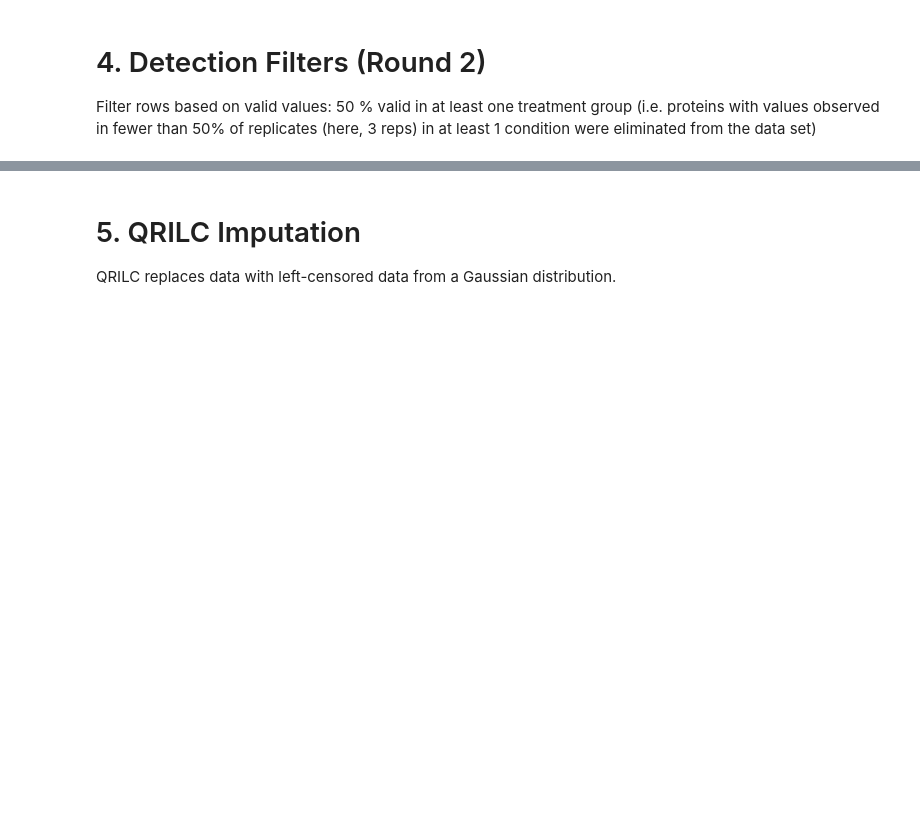
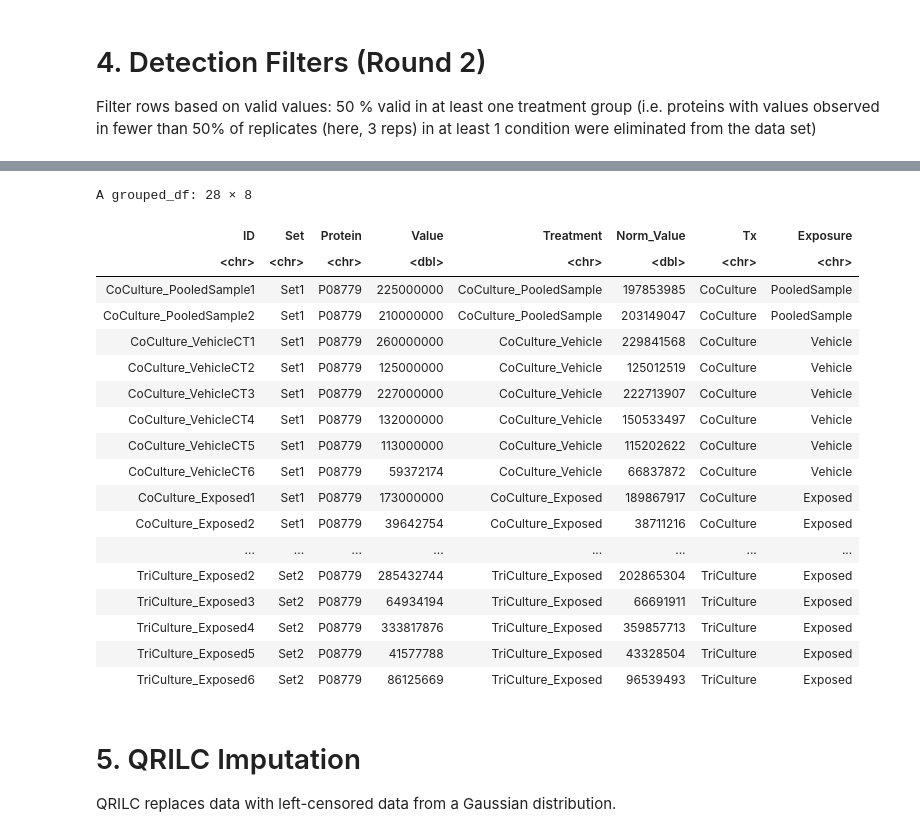
Before and after one commit to alexispayton/Wildfires-and-Extracellular-Vesicles-EVs-Woodsmoke-Alters-EV-Proteomic-Signatures-involved-in-Ext, a Jupyter notebook: 3. Proteomics Data Processing/Data Pre-processing.ipynb, the cells around one changed output, grey strips where cells are left out. Saved outputs shown, nothing was run; the diff lists cells and outputs as text; code cells hidden in the pictures; blank space fills up the shorter version.

```diff
--- a/3. Proteomics Data Processing/Data Pre-processing.ipynb
+++ b/3. Proteomics Data Processing/Data Pre-processing.ipynb
@@ -250,3 +237,26 @@ A grouped_df: 6 × 6
+# %%
+detection_filter_2_df %>%
+    filter(Protein == "P08779")
+# %% [output]
+A grouped_df: 28 × 8
+| ID | Set | Protein | Value | Treatment | Norm_Value | Tx | Exposure |
+| <chr> | <chr> | <chr> | <dbl> | <chr> | <dbl> | <chr> | <chr> |
+| CoCulture_PooledSample1 | Set1 | P08779 | 225000000 | CoCulture_PooledSample | 197853985 | CoCulture | PooledSample |
+| CoCulture_PooledSample2 | Set1 | P08779 | 210000000 | CoCulture_PooledSample | 203149047 | CoCulture | PooledSample |
+| CoCulture_VehicleCT1 | Set1 | P08779 | 260000000 | CoCulture_Vehicle | 229841568 | CoCulture | Vehicle |
+| CoCulture_VehicleCT2 | Set1 | P08779 | 125000000 | CoCulture_Vehicle | 125012519 | CoCulture | Vehicle |
+| CoCulture_VehicleCT3 | Set1 | P08779 | 227000000 | CoCulture_Vehicle | 222713907 | CoCulture | Vehicle |
+| CoCulture_VehicleCT4 | Set1 | P08779 | 132000000 | CoCulture_Vehicle | 150533497 | CoCulture | Vehicle |
+| CoCulture_VehicleCT5 | Set1 | P08779 | 113000000 | CoCulture_Vehicle | 115202622 | CoCulture | Vehicle |
+| CoCulture_VehicleCT6 | Set1 | P08779 | 59372174 | CoCulture_Vehicle | 66837872 | CoCulture | Vehicle |
+| CoCulture_Exposed1 | Set1 | P08779 | 173000000 | CoCulture_Exposed | 189867917 | CoCulture | Exposed |
+| CoCulture_Exposed2 | Set1 | P08779 | 39642754 | CoCulture_Exposed | 38711216 | CoCulture | Exposed |
+| ... | ... | ... | ... | ... | ... | ... | ... |
+| TriCulture_Exposed2 | Set2 | P08779 | 285432744 | TriCulture_Exposed | 202865304 | TriCulture | Exposed |
+| TriCulture_Exposed3 | Set2 | P08779 | 64934194 | TriCulture_Exposed | 66691911 | TriCulture | Exposed |
+| TriCulture_Exposed4 | Set2 | P08779 | 333817876 | TriCulture_Exposed | 359857713 | TriCulture | Exposed |
+| TriCulture_Exposed5 | Set2 | P08779 | 41577788 | TriCulture_Exposed | 43328504 | TriCulture | Exposed |
+| TriCulture_Exposed6 | Set2 | P08779 | 86125669 | TriCulture_Exposed | 96539493 | TriCulture | Exposed |
 # %% [markdown]
 # 5. QRILC Imputation
 
```
Also changed, not shown: parts of 11 cells of this notebook.
